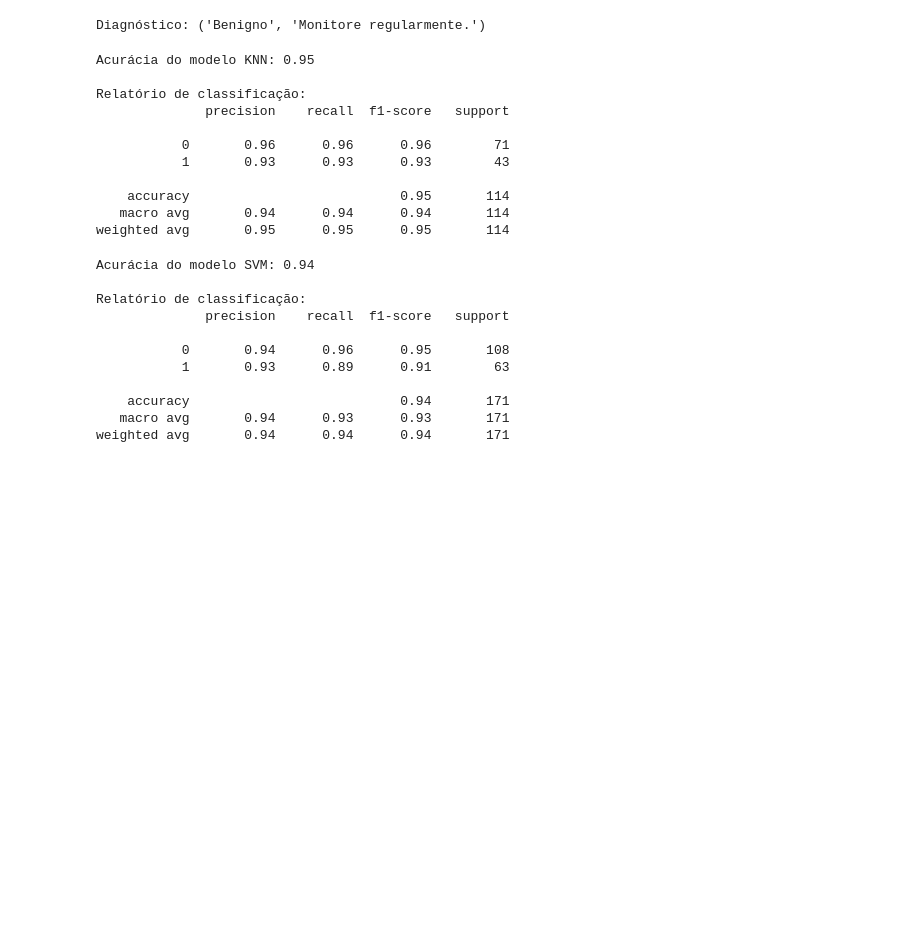
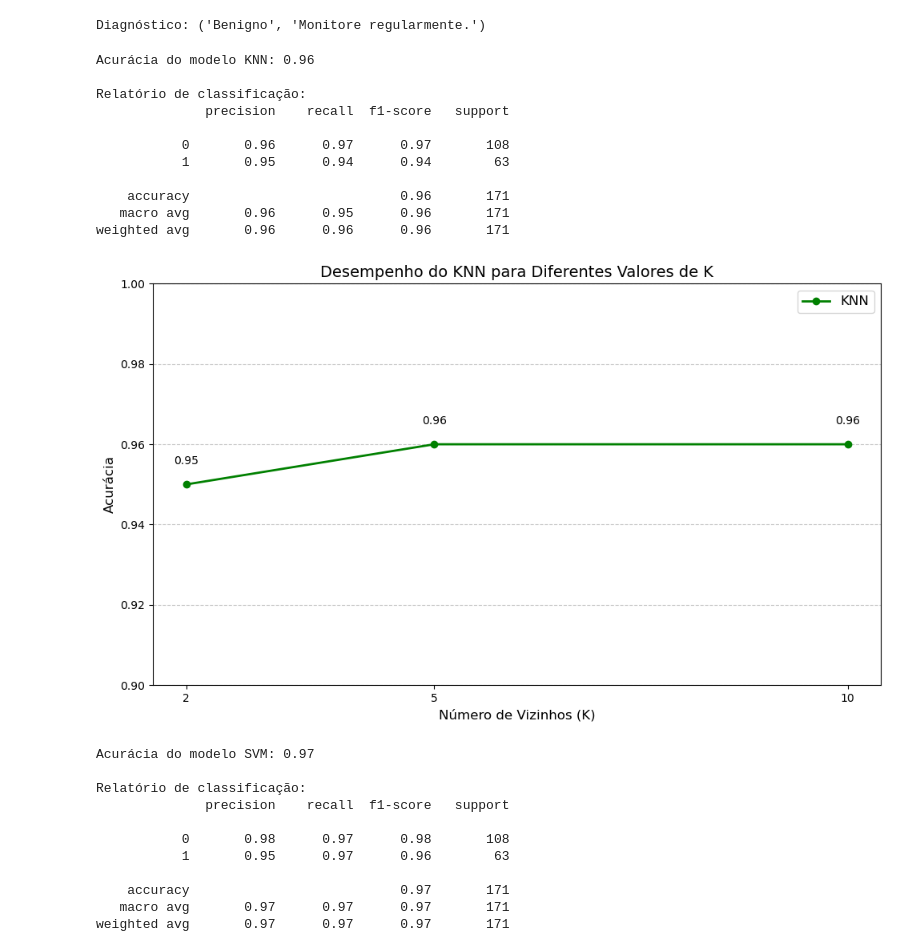
Before and after one commit to annalaurams/Diagnostico-Por-Arvore-de-Decisao, a Jupyter notebook: src/parte2.ipynb, the cells around one changed output. Cells and saved outputs as stored; diff of their text form; code cells hidden in the pictures; blank space fills up the shorter version.

```diff
--- a/src/main.ipynb
+++ b/src/parte2.ipynb
@@ -220,22 +214,19 @@ print(f"Diagnóstico: {diagnostico}")
 # %% [output]
 Diagnóstico: ('Benigno', 'Monitore regularmente.')
 # %%
+# KNN
 
-
-def executar_knn(df, k=5, test_size=0.2, random_state=42):
+def executar_knn(df, k=5, test_size=0.3, random_state=42):
 
     X = df.drop(columns=['diagnóstico'])
     y = df['diagnóstico']
 
-    # Dividir os dados em treino e teste
     X_train, X_test, y_train, y_test = train_test_split(X, y, test_size=test_size, random_state=random_state)
 
-    # Escalar os dados (padronização)
     scaler = StandardScaler()
     X_train = scaler.fit_transform(X_train)
     X_test = scaler.transform(X_test)
 
-    # Criar e treinar o modelo KNN
     knn = KNeighborsClassifier(n_neighbors=k)
     knn.fit(X_train, y_train)
 
@@ -252,33 +243,55 @@ print(f"Acurácia do modelo KNN: {resultado['acuracia']:.2f}\n")
 print("Relatório de classificação:")
 print(resultado['relatorio'])
 # %% [output]
-Acurácia do modelo KNN: 0.95
+Acurácia do modelo KNN: 0.96
 
 Relatório de classificação:
               precision    recall  f1-score   support
 
-           0       0.96      0.96      0.96        71
-           1       0.93      0.93      0.93        43
+           0       0.96      0.97      0.97       108
+           1       0.95      0.94      0.94        63
 
-    accuracy                           0.95       114
-   macro avg       0.94      0.94      0.94       114
-weighted avg       0.95      0.95      0.95       114
+    accuracy                           0.96       171
+   macro avg       0.96      0.95      0.96       171
+weighted avg       0.96      0.96      0.96       171
+# %%
+import matplotlib.pyplot as plt
+
+k_values = [2, 5, 10]
+accuracies = [0.95, 0.96, 0.96]
+
+plt.figure(figsize=(10, 6))
+plt.plot(k_values, accuracies, marker='o', color='green', linestyle='-', linewidth=2, label='KNN')
+
+plt.title('Desempenho do KNN para Diferentes Valores de K', fontsize=14)
+plt.xlabel('Número de Vizinhos (K)', fontsize=12)
+plt.ylabel('Acurácia', fontsize=12)
+plt.ylim(0.9, 1)
+plt.xticks(k_values)
+plt.grid(axis='y', linestyle='--', alpha=0.7)
+plt.legend(fontsize=12)
+
+for k, acc in zip(k_values, accuracies):
+    plt.text(k, acc + 0.005, f'{acc:.2f}', color='black', ha='center', fontsize=10)
+
+plt.tight_layout()
+plt.show()
+# %% [output]
+[figure, added]
 # %%
+# SVM
+# COM PCA
 
-# Dividir os dados em conjuntos de treinamento e teste
 X_train, X_test, y_train, y_test = train_test_split(X, y, test_size=0.3, random_state=42)
 
-# Padronizar os dados
 scaler = StandardScaler()
 X_train = scaler.fit_transform(X_train)
 X_test = scaler.transform(X_test)
 
-# Aplicar PCA para reduzir a dimensionalidade
-pca = PCA(n_components=2)  # Reduzindo para 2 componentes principais
+pca = PCA(n_components=3)
 X_train_pca = pca.fit_transform(X_train)
 X_test_pca = pca.transform(X_test)
 
-# Treinar o modelo SVM
 svm = SVC(kernel='linear')
 svm.fit(X_train_pca, y_train)
 
@@ -290,14 +303,14 @@ print(f'Acurácia do modelo SVM: {accuracy:.2f}')
 print("\nRelatório de classificação:")
 print(classification_report(y_test, y_pred))
 # %% [output]
-Acurácia do modelo SVM: 0.94
+Acurácia do modelo SVM: 0.97
 
 Relatório de classificação:
               precision    recall  f1-score   support
 
-           0       0.94      0.96      0.95       108
-           1       0.93      0.89      0.91        63
+           0       0.98      0.97      0.98       108
+           1       0.95      0.97      0.96        63
 
-    accuracy                           0.94       171
-   macro avg       0.94      0.93      0.93       171
-weighted avg       0.94      0.94      0.94       171
+    accuracy                           0.97       171
+   macro avg       0.97      0.97      0.97       171
+weighted avg       0.97      0.97      0.97       171
```
Also changed, not shown: parts of 7 cells of this notebook, 4 other files.
